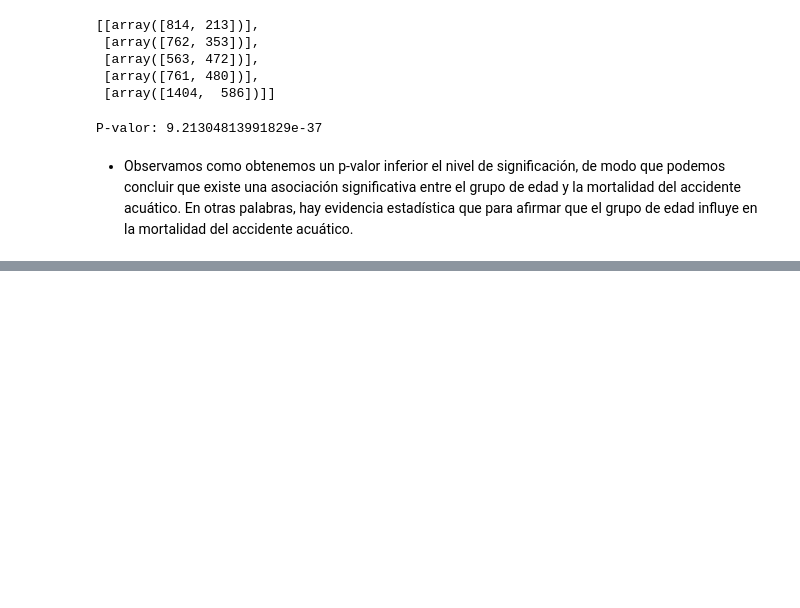
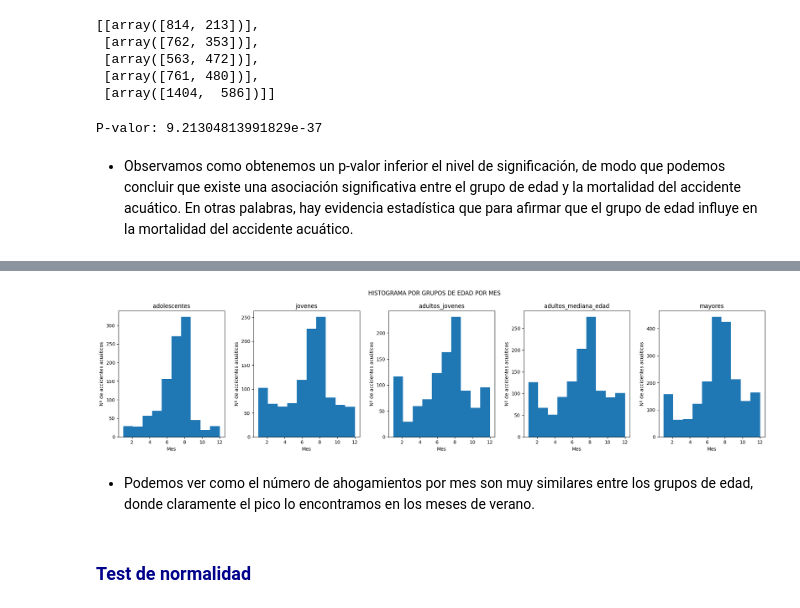
Before and after one commit to adrianova8/Datos_Ahogamientos_Espana, a Jupyter notebook: TFM - Notebooks/Datos de Ahogamiento con Datos Meteorológicos - Test de Hipótesis.ipynb, the cells around one changed output, grey strips where cells are left out. Drawn from its saved outputs; the diff is of its cells as text; code cells hidden in the pictures; blank space fills up the shorter version.

```diff
--- a/TFM - Notebooks/Datos de Ahogamiento con Datos Meteorológicos - Test de Hipótesis.ipynb
+++ b/TFM - Notebooks/Datos de Ahogamiento con Datos Meteorológicos - Test de Hipótesis.ipynb
@@ -645,0 +633,25 @@ P-valor: 9.21304813991829e-37
+# %%
+# Convertir la variable fecha a datetime
+datos_ahogamientos['Fecha'] = pd.to_datetime(datos_ahogamientos['Fecha'], format='%d-%m-%Y')
+
+# Dividir la variable fecha en dia, mes y año
+datos_ahogamientos["Dia"] = datos_ahogamientos["Fecha"].dt.day
+datos_ahogamientos["Mes"] = datos_ahogamientos["Fecha"].dt.month
+datos_ahogamientos["Anio"] = datos_ahogamientos["Fecha"].dt.year
+
+
+# Reordenar las columnas colocando 'Dia', 'Mes' y 'Año' al principio
+datos_ahogamientos.insert(0, "Anio", datos_ahogamientos.pop("Anio"))
+datos_ahogamientos.insert(0, "Mes", datos_ahogamientos.pop("Mes"))
+datos_ahogamientos.insert(0, "Dia", datos_ahogamientos.pop("Dia"))
+# %%
+# Guardamos cada grupo en una variable
+adolescentes = datos_ahogamientos[(datos_ahogamientos["Edad"] > 0) & (datos_ahogamientos["Edad"] <= 15)]
+
+jovenes = datos_ahogamientos[(datos_ahogamientos["Edad"] >= 16) & (datos_ahogamientos["Edad"] <= 30)]
+
+adultos_jovenes = datos_ahogamientos[(datos_ahogamientos["Edad"] > 31) & (datos_ahogamientos["Edad"] <= 45)]
+
+adultos_mediana_edad = datos_ahogamientos[(datos_ahogamientos["Edad"] >= 46) & (datos_ahogamientos["Edad"] <= 60)]
+
+mayores = datos_ahogamientos[(datos_ahogamientos["Edad"] >= 61)]
@@ -645,0 +668,24 @@ P-valor: 9.21304813991829e-37
+# %%
+# Obtenemos los datos de ahogamientos por grupos de edad y temporalidad (Mes)
+ahogamientos_por_mes = [adolescentes['Mes'], jovenes['Mes'], adultos_jovenes['Mes'], adultos_mediana_edad['Mes'], mayores['Mes']]
+
+# Creamos el framework
+fig, axs = plt.subplots(1, len(ahogamientos_por_mes), figsize=(20, 5))
+
+for i, grupo in enumerate(ahogamientos_por_mes):
+    axs[i].hist(grupo)
+    axs[i].set_xlabel('Mes')
+    axs[i].set_ylabel('Nº de accidentes acuáticos')
+
+    # Añadir el título correspondiente al grupo de edad actual
+    axs[i].set_title(nombres_grupos_edad[i])
+
+fig.suptitle("HISTOGRAMA POR GRUPOS DE EDAD POR MES")
+plt.tight_layout()
+plt.show()
+# %% [output]
+[figure, added]
+# %% [markdown]
++ Podemos ver como el número de ahogamientos por mes son muy similares entre los grupos de edad, donde claramente el pico lo encontramos en los meses de verano.
+# %% [markdown]
+### <span style=color:darkblue>Test de normalidad</span>
```
Also changed, not shown: parts of 57 cells of this notebook.
